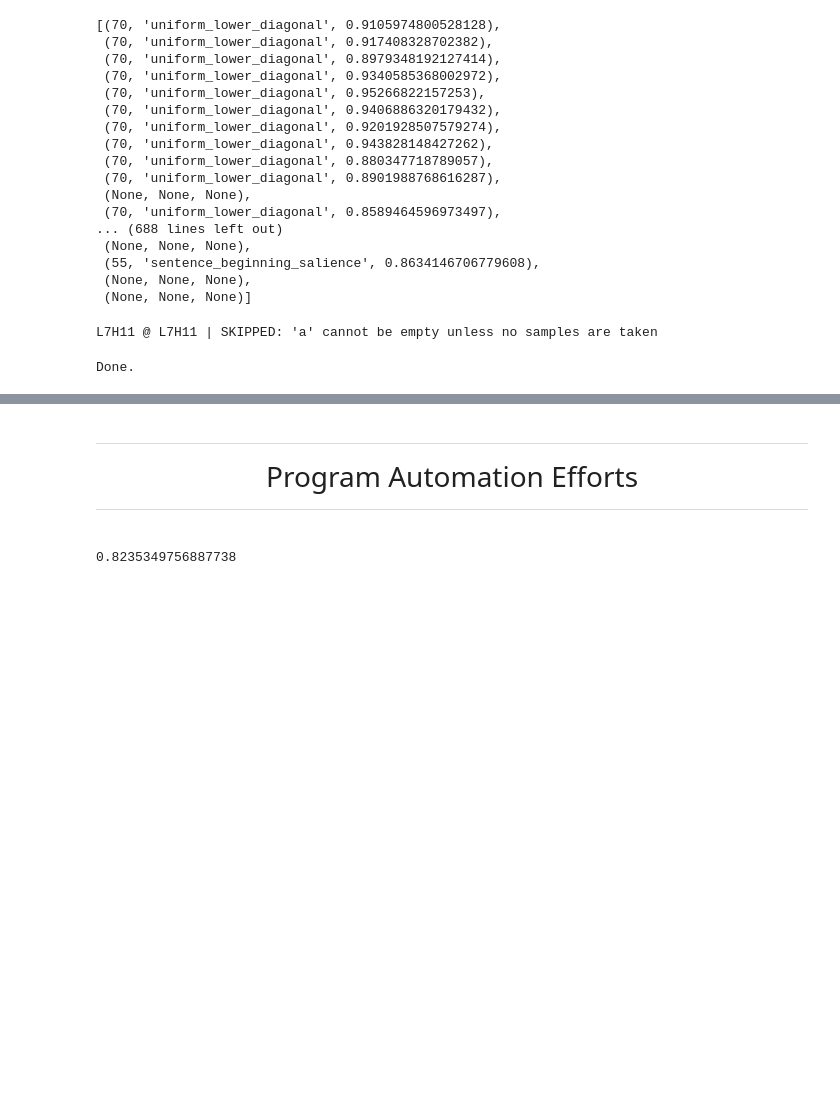
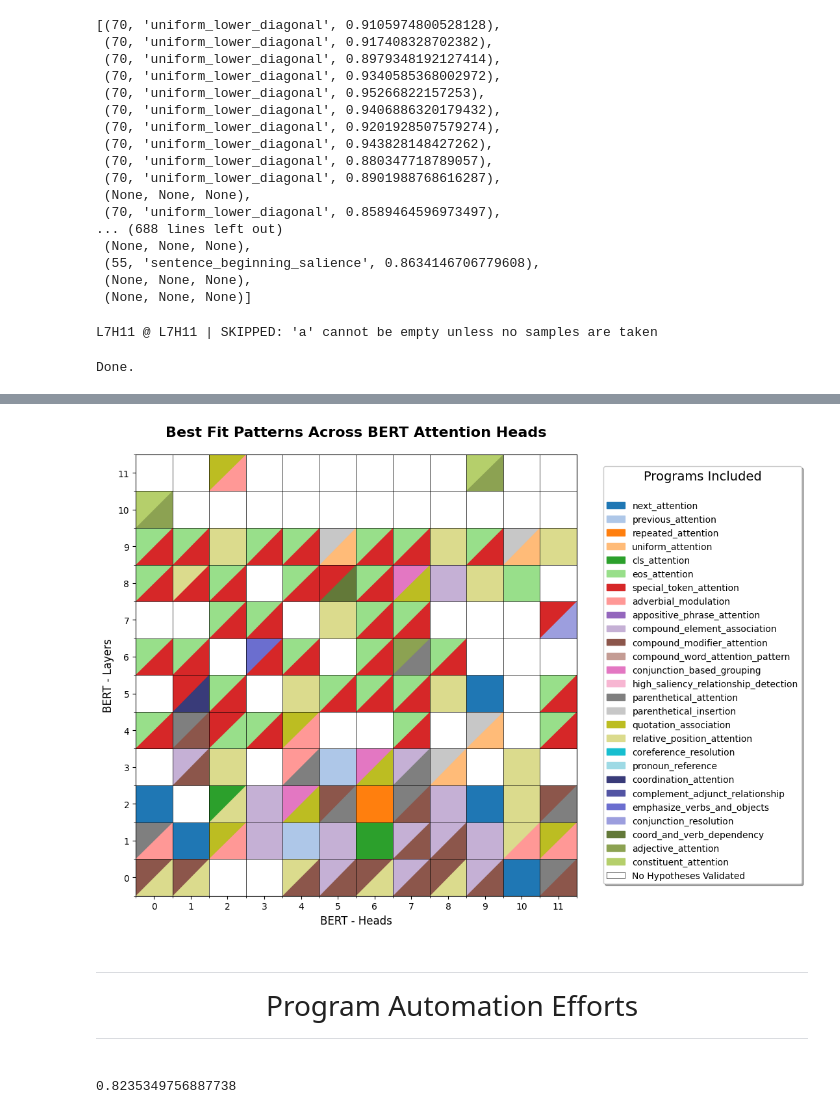
Before and after one commit to AmiriHayes/LLM-Interpretability, a Jupyter notebook: interpretability.ipynb, the cells around one changed output, grey strips where cells are left out. Saved outputs shown, nothing was run; the diff lists cells and outputs as text; code cells hidden in the pictures; blank space fills up the shorter version.

```diff
--- a/interpretability.ipynb
+++ b/interpretability.ipynb
@@ -3194,3 +3267,91 @@ plt.show()
+# %%
+# --- VISUALIZATION BLOCK ---
+import matplotlib.pyplot as plt
+import matplotlib.patches as mpatches
+from matplotlib.colors import ListedColormap
+import numpy as np
+
+# 1. Setup dimensions based on model
+num_layers = model.config.num_hidden_layers
+num_heads = model.config.num_attention_heads
+
+# 2. Colors and Colormap setup
+unique_patterns = df['Pattern'].unique()
+colors_40 = plt.cm.get_cmap('tab20').colors + plt.cm.get_cmap('tab20b').colors
+custom_cmap_40 = ListedColormap(colors_40, name='tab40')
+cmap_patterns = plt.get_cmap(custom_cmap_40, len(unique_patterns))
+pattern_colors = {pattern: cmap_patterns(i) for i, pattern in enumerate(unique_patterns)}
+white_color = (1, 1, 1, 1)
+
+# 3. Create the Base RGB Matrix
+plotting_matrix_rgb = np.ones((num_layers, num_heads, 3)) # Default to white
+
+for r in range(num_layers):
+    for c in range(num_heads):
+        cell_data = mat[r, c]
+        if cell_data:
+            # Color the background with the top pattern
+            pattern_name = cell_data[0][0]
+            plotting_matrix_rgb[r, c] = pattern_colors[pattern_name][:3]
+
+# 4. Initialize Figure (Wider to fit the legend)
+# We use a wider aspect ratio (e.g., 14x8) so the legend doesn't squash the plot
+fig, ax = plt.subplots(figsize=(14, 8))
+
+# Draw the base matrix
+img = ax.imshow(plotting_matrix_rgb, origin='lower', aspect='equal',
+                extent=[-0.5, num_heads - 0.5, -0.5, num_layers - 0.5])
+
+# 5. Overlay Triangles for cells with multiple patterns
+for r in range(num_layers):
+    for c in range(num_heads):
+        cell_data = mat[r, c]
+        if len(cell_data) > 1:
+            color_1 = pattern_colors[cell_data[0][0]]
+            color_2 = pattern_colors[cell_data[1][0]]
+
+            # Bottom-right triangle (Pattern 1)
+            t1 = mpatches.Polygon([[c-0.5, r-0.5], [c+0.5, r-0.5], [c+0.5, r+0.5]],
+                                  facecolor=color_1, edgecolor='none')
+            # Top-left triangle (Pattern 2)
+            t2 = mpatches.Polygon([[c-0.5, r-0.5], [c-0.5, r+0.5], [c+0.5, r+0.5]],
+                                  facecolor=color_2, edgecolor='none')
+            ax.add_patch(t1)
+            ax.add_patch(t2)
+
+# 6. Formatting Ticks and Labels
+ax.set_xticks(np.arange(num_heads))
+ax.set_yticks(np.arange(num_layers))
+ax.set_xticks(np.arange(-0.5, num_heads, 1), minor=True)
+ax.set_yticks(np.arange(-0.5, num_layers, 1), minor=True)
+ax.grid(which='minor', color='black', linestyle='-', linewidth=0.5)
+
+model_name = model.config.architectures[0] if hasattr(model.config, 'architectures') else "Model"
+ax.set_xlabel(f'BERT - Heads', fontsize=12)
+ax.set_ylabel(f'BERT - Layers', fontsize=12)
+ax.set_title('Best Fit Patterns Across BERT Attention Heads', fontsize=16, pad=20, fontweight='bold')
+
+# 7. Legend Construction
+legend_handles = [mpatches.Patch(color=color, label=p) for p, color in pattern_colors.items()]
+legend_handles.append(mpatches.Patch(facecolor='white', label='No Hypotheses Validated', edgecolor='black', linewidth=0.5))
+
+# Place legend outside to the right
+ax.legend(
+    handles=legend_handles,
+    loc='center left',
+    bbox_to_anchor=(1.05, 0.5),
+    ncol=1,
+    title="Programs Included\n",
+    title_fontsize=14,
+    fontsize='medium',
+    frameon=True,
+    shadow=True
+)
+
+plt.tight_layout()
+plt.show()
+# %% [output]
+[figure, added]
 # %%
 import os
 from openai import OpenAI
```
Also changed, not shown: parts of 6 cells of this notebook, 2 other files.
